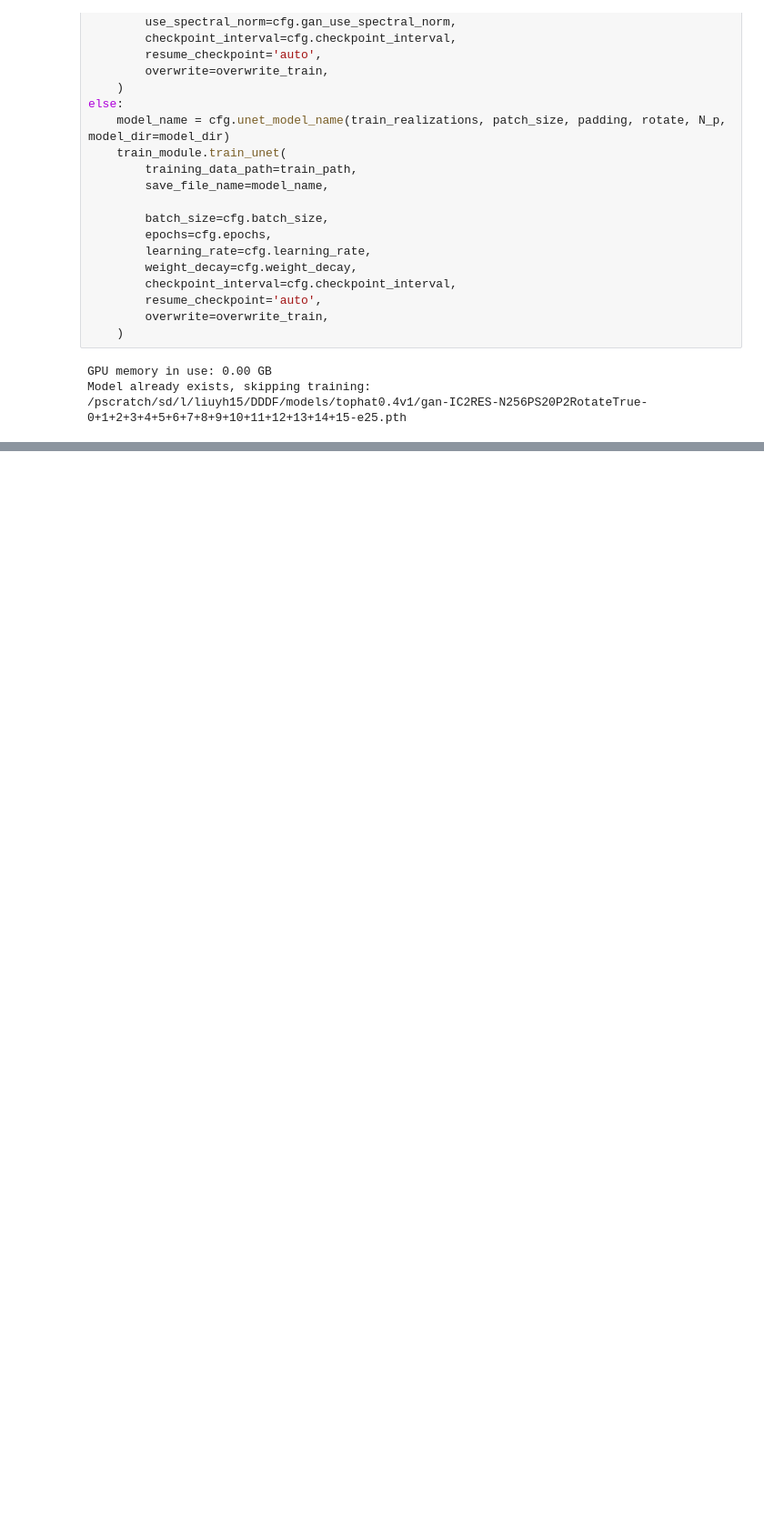
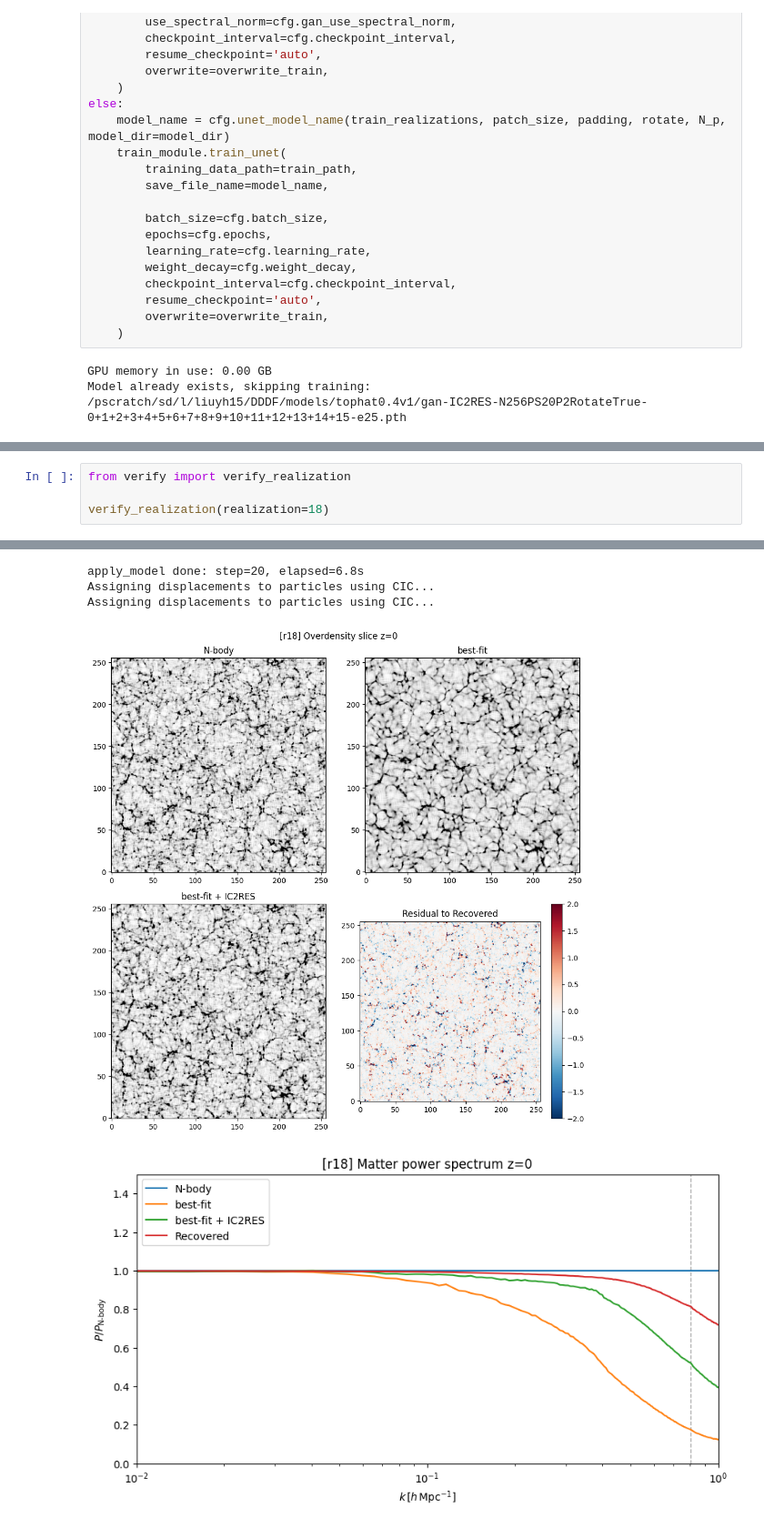
Before and after one commit to davidliuyh/DDDF, a Jupyter notebook: src/ic2residual.ipynb, the cells around one changed output, grey strips where cells are left out. Shown at 91% size. Drawn from its saved outputs; the diff is of its cells as text; blank space fills up the shorter version.

Commit message:
create verify.py

```diff
--- a/src/ic2residual.ipynb
+++ b/src/ic2residual.ipynb
@@ -473,0 +238,5 @@ Time to compute bispectrum = 7.06
+# %%
+from verify import verify_realization
+
+verify_realization(realization=18)
+# %% [output]
@@ -473,0 +249,5 @@ Time to compute bispectrum = 7.06
+apply_model done: step=20, elapsed=6.8s
+Assigning displacements to particles using CIC...
+Assigning displacements to particles using CIC...
+[figure, added]
+[figure, added]
```
Also changed, not shown: parts of 11 cells of this notebook, 2 other files.
